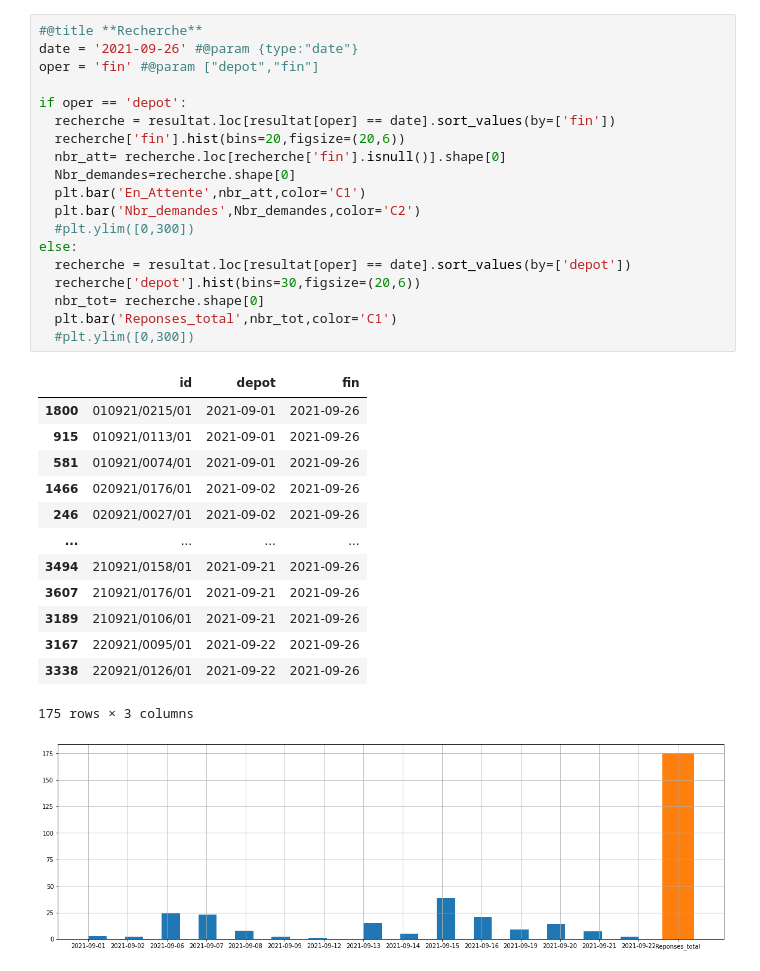
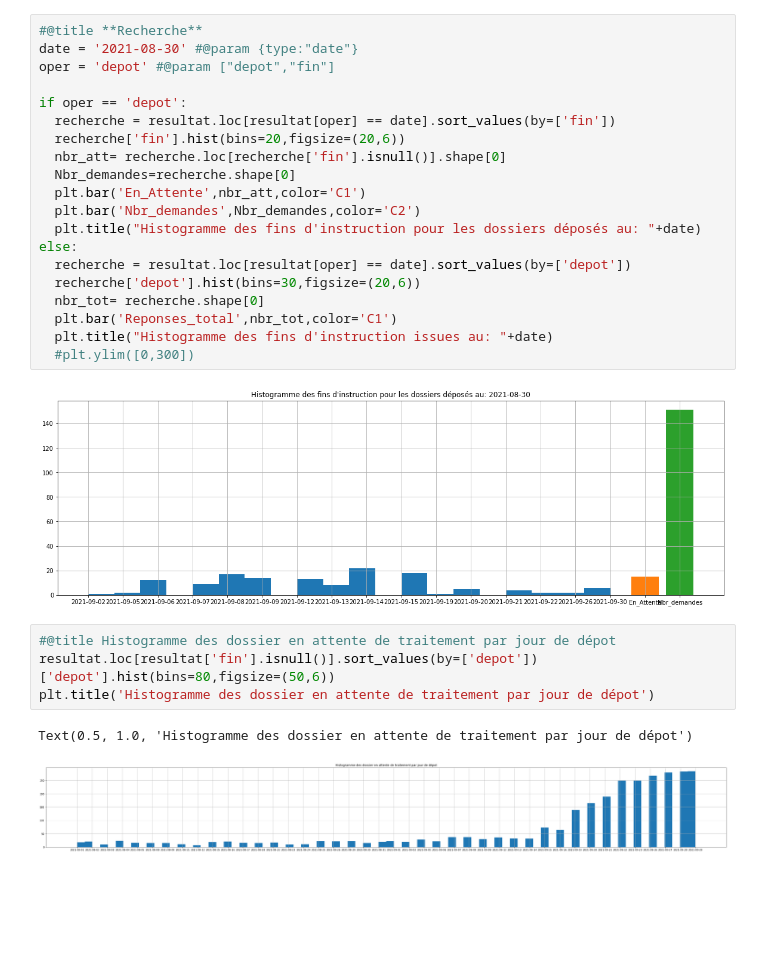
Before and after one commit to CastHash532/fastmail-scraper, a Jupyter notebook: fastmail_scraper.ipynb, the cells around one changed output. Saved outputs shown, nothing was run; the diff lists cells and outputs as text; blank space fills up the shorter version.

```diff
--- a/fastmail_scraper.ipynb
+++ b/fastmail_scraper.ipynb
@@ -74,35 +76,30 @@ for x in data:
 extracting data from fastmail.dz ...
 # %%
 #@title **Recherche**
-date = '2021-09-26' #@param {type:"date"}
-oper = 'fin' #@param ["depot","fin"]
+date = '2021-08-30' #@param {type:"date"}
+oper = 'depot' #@param ["depot","fin"]
 
 if oper == 'depot':
   recherche = resultat.loc[resultat[oper] == date].sort_values(by=['fin'])
   recherche['fin'].hist(bins=20,figsize=(20,6))
   nbr_att= recherche.loc[recherche['fin'].isnull()].shape[0]
   Nbr_demandes=recherche.shape[0]
   plt.bar('En_Attente',nbr_att,color='C1')
   plt.bar('Nbr_demandes',Nbr_demandes,color='C2')
-  #plt.ylim([0,300])
+  plt.title("Histogramme des fins d'instruction pour les dossiers déposés au: "+date)
 else:
   recherche = resultat.loc[resultat[oper] == date].sort_values(by=['depot'])
   recherche['depot'].hist(bins=30,figsize=(20,6))
   nbr_tot= recherche.shape[0]
   plt.bar('Reponses_total',nbr_tot,color='C1')
+  plt.title("Histogramme des fins d'instruction issues au: "+date)
   #plt.ylim([0,300])
 # %% [output]
-|  | id | depot | fin |
-| 1800 | 010921/0215/01 | 2021-09-01 | 2021-09-26 |
-| 915 | 010921/0113/01 | 2021-09-01 | 2021-09-26 |
-| 581 | 010921/0074/01 | 2021-09-01 | 2021-09-26 |
-| 1466 | 020921/0176/01 | 2021-09-02 | 2021-09-26 |
-| 246 | 020921/0027/01 | 2021-09-02 | 2021-09-26 |
-| ... | ... | ... | ... |
-| 3494 | 210921/0158/01 | 2021-09-21 | 2021-09-26 |
-| 3607 | 210921/0176/01 | 2021-09-21 | 2021-09-26 |
-| 3189 | 210921/0106/01 | 2021-09-21 | 2021-09-26 |
-| 3167 | 220921/0095/01 | 2021-09-22 | 2021-09-26 |
-| 3338 | 220921/0126/01 | 2021-09-22 | 2021-09-26 |
-175 rows × 3 columns
-[figure, old version]
+[figure, new version]
+# %%
+#@title Histogramme des dossier en attente de traitement par jour de dépot
+resultat.loc[resultat['fin'].isnull()].sort_values(by=['depot'])['depot'].hist(bins=80,figsize=(50,6))
+plt.title('Histogramme des dossier en attente de traitement par jour de dépot')
+# %% [output]
+Text(0.5, 1.0, 'Histogramme des dossier en attente de traitement par jour de dépot')
+[figure, added]
```
Also changed, not shown: parts of 1 cell of this notebook.
